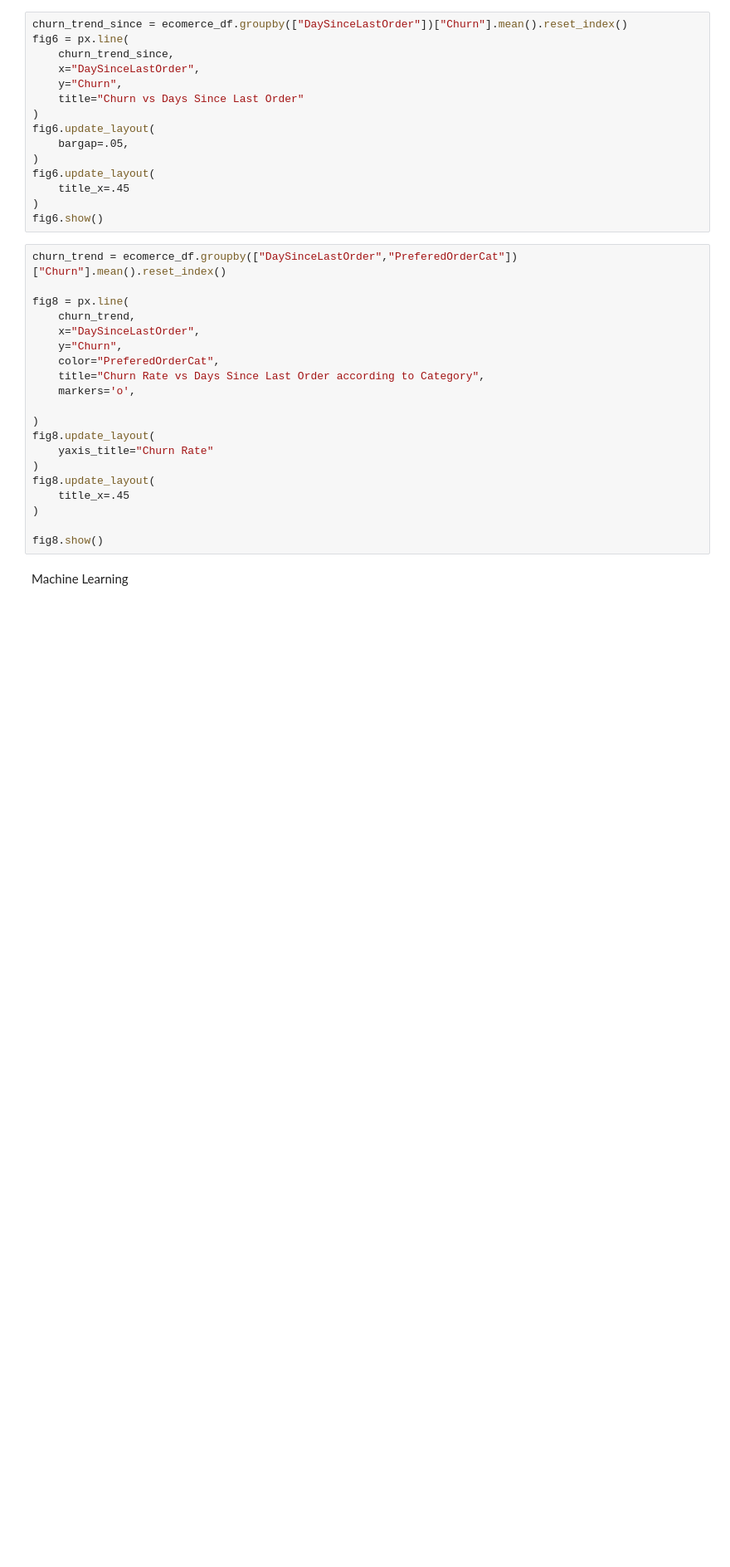
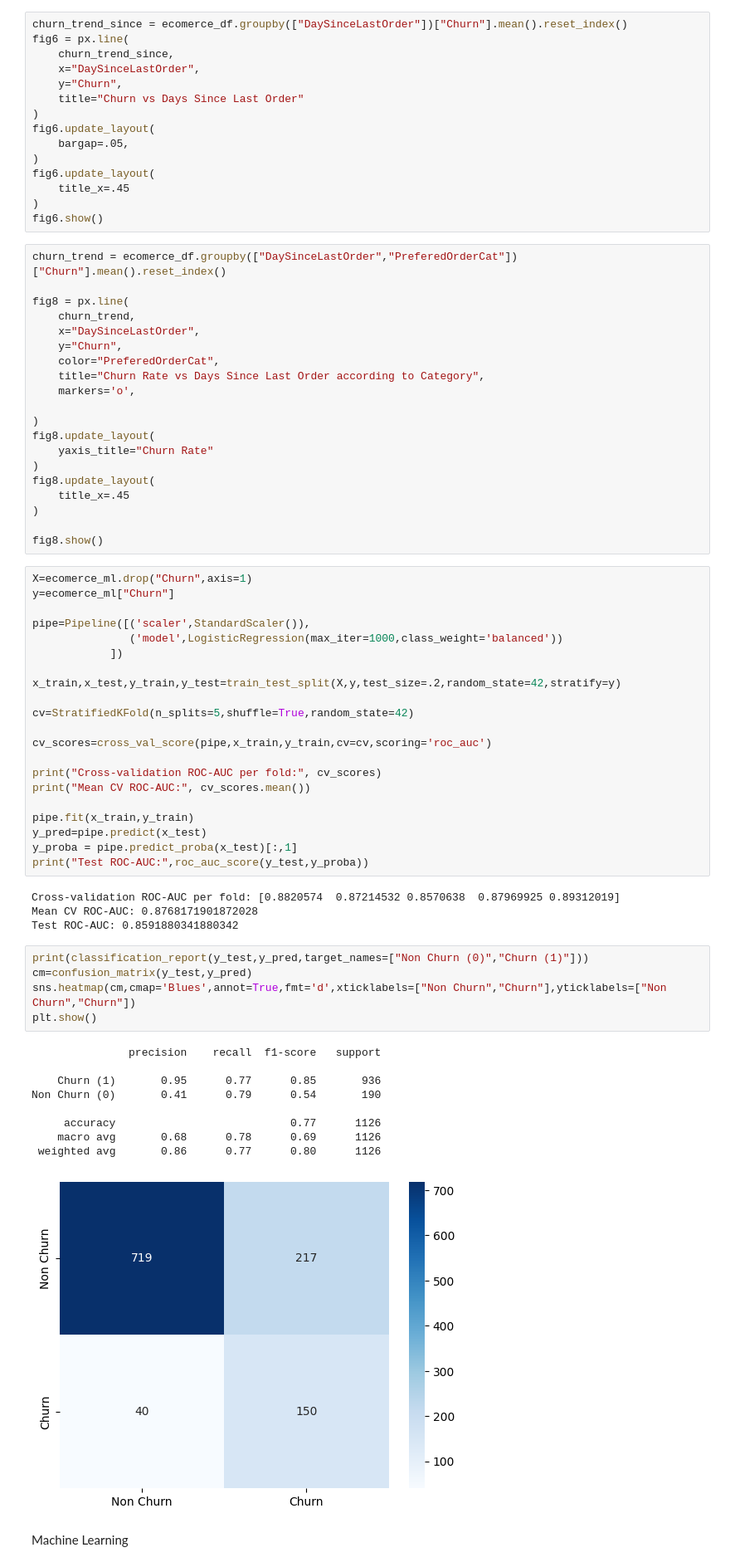
Before and after one commit to MohamedAshraf7122/Customer-Churn-Prediction-and-Analysis, a Jupyter notebook: Main 83.ipynb, the cells around one changed output. Shown: that part at 83% size. Saved outputs shown, nothing was run; the diff lists cells and outputs as text; blank space fills up the shorter version.

```diff
--- a/Main 83.ipynb
+++ b/Main 83.ipynb
@@ -840,6 +840,46 @@ fig8.update_layout(
 )
 
 fig8.show()
+# %%
+X=ecomerce_ml.drop("Churn",axis=1)
+y=ecomerce_ml["Churn"]
+
+pipe=Pipeline([('scaler',StandardScaler()),
+               ('model',LogisticRegression(max_iter=1000,class_weight='balanced'))
+            ])
+
+x_train,x_test,y_train,y_test=train_test_split(X,y,test_size=.2,random_state=42,stratify=y)
+
+cv=StratifiedKFold(n_splits=5,shuffle=True,random_state=42)
+
+cv_scores=cross_val_score(pipe,x_train,y_train,cv=cv,scoring='roc_auc')
+
+print("Cross-validation ROC-AUC per fold:", cv_scores)
+print("Mean CV ROC-AUC:", cv_scores.mean())
+
+pipe.fit(x_train,y_train)
+y_pred=pipe.predict(x_test)
+y_proba = pipe.predict_proba(x_test)[:,1]
+print("Test ROC-AUC:",roc_auc_score(y_test,y_proba))
+# %% [output]
+Cross-validation ROC-AUC per fold: [0.8820574  0.87214532 0.8570638  0.87969925 0.89312019]
+Mean CV ROC-AUC: 0.8768171901872028
+Test ROC-AUC: 0.8591880341880342
+# %%
+print(classification_report(y_test,y_pred,target_names=["Non Churn (0)","Churn (1)"]))
+cm=confusion_matrix(y_test,y_pred)
+sns.heatmap(cm,cmap='Blues',annot=True,fmt='d',xticklabels=["Non Churn","Churn"],yticklabels=["Non Churn","Churn"])
+plt.show()
+# %% [output]
+               precision    recall  f1-score   support
+
+    Churn (1)       0.95      0.77      0.85       936
+Non Churn (0)       0.41      0.79      0.54       190
+
+     accuracy                           0.77      1126
+    macro avg       0.68      0.78      0.69      1126
+ weighted avg       0.86      0.77      0.80      1126
+[figure, added]
 # %% [markdown]
 Machine Learning
 # %%
```
Also changed, not shown: parts of 3 cells of this notebook.
